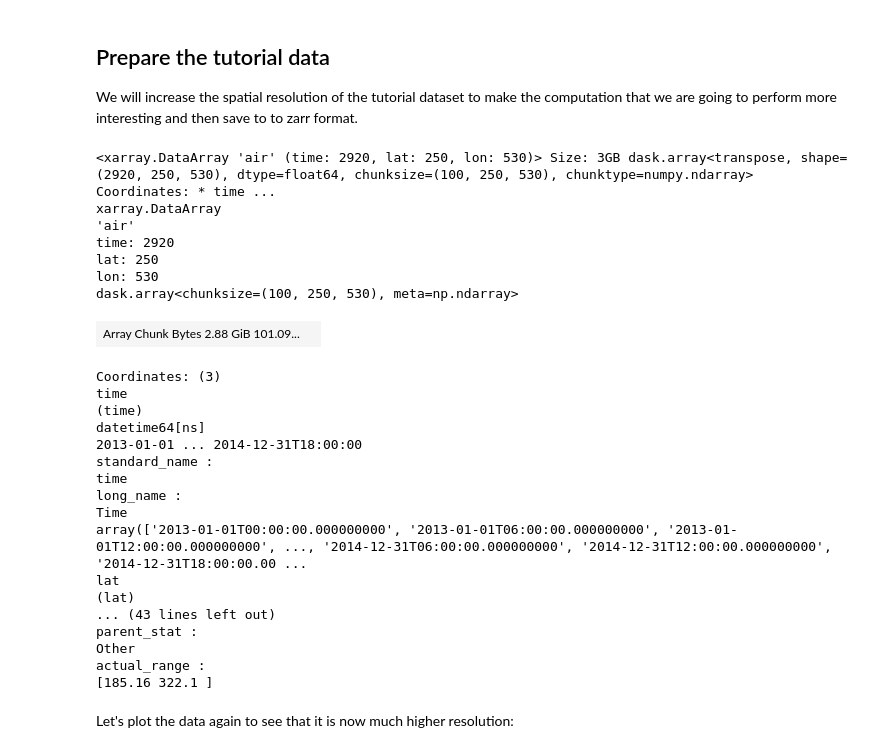
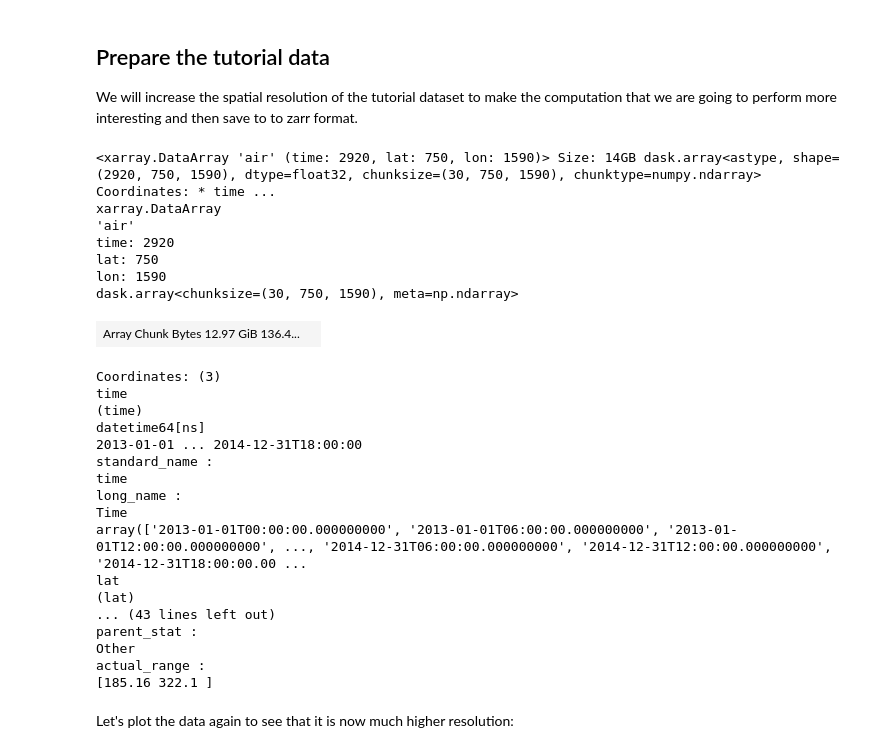
Before and after one commit to bouweandela/parallel-python-xarray-dask-example, a Jupyter notebook: notebook.ipynb, the cells around one changed output. Saved outputs shown, nothing was run; the diff lists cells and outputs as text; code cells hidden in the pictures.

```diff
--- a/notebook.ipynb
+++ b/notebook.ipynb
@@ -108,26 +112,27 @@ So, this datasets is air temperature over North America from 2013 and 2014 at fo
 
 We will increase the spatial resolution of the tutorial dataset to make the computation that we are going to perform more interesting and then save to to zarr format.
 # %%
-scale_factor = 10
+scale_factor = 30
 ds = xr.tutorial.open_dataset(
     "air_temperature",
-    chunks={"time": 100}  # We choose the input chunks here such the resulting high-resolution dataset has reasonably sized chunks.
+    chunks={"time": 30}  # We choose the input chunks here such the resulting high-resolution dataset has reasonably sized (~100 MB) chunks.
 )
 ds = ds.interp(
     lat=np.linspace(ds.lat.data[0], ds.lat.data[-1], len(ds.lat) * scale_factor),
     lon=np.linspace(ds.lon.data[0], ds.lon.data[-1], len(ds.lon) * scale_factor),
     method="linear",
 )
+ds["air"] = ds.air.astype("float32")
 ds.air
 # %% [output]
-<xarray.DataArray 'air' (time: 2920, lat: 250, lon: 530)> Size: 3GB dask.array<transpose, shape=(2920, 250, 530), dtype=float64, chunksize=(100, 250, 530), chunktype=numpy.ndarray> Coordinates: * time ...
+<xarray.DataArray 'air' (time: 2920, lat: 750, lon: 1590)> Size: 14GB dask.array<astype, shape=(2920, 750, 1590), dtype=float32, chunksize=(30, 750, 1590), chunktype=numpy.ndarray> Coordinates: * time ...
 xarray.DataArray
 'air'
 time: 2920
-lat: 250
-lon: 530
-dask.array<chunksize=(100, 250, 530), meta=np.ndarray>
+lat: 750
+lon: 1590
+dask.array<chunksize=(30, 750, 1590), meta=np.ndarray>
-| Array Chunk Bytes 2.88 GiB 101.09... |  |
+| Array Chunk Bytes 12.97 GiB 136.4... |  |
 Coordinates: (3)
 time
 (time)
```
Also changed, not shown: parts of 31 cells of this notebook, 2 other files.
